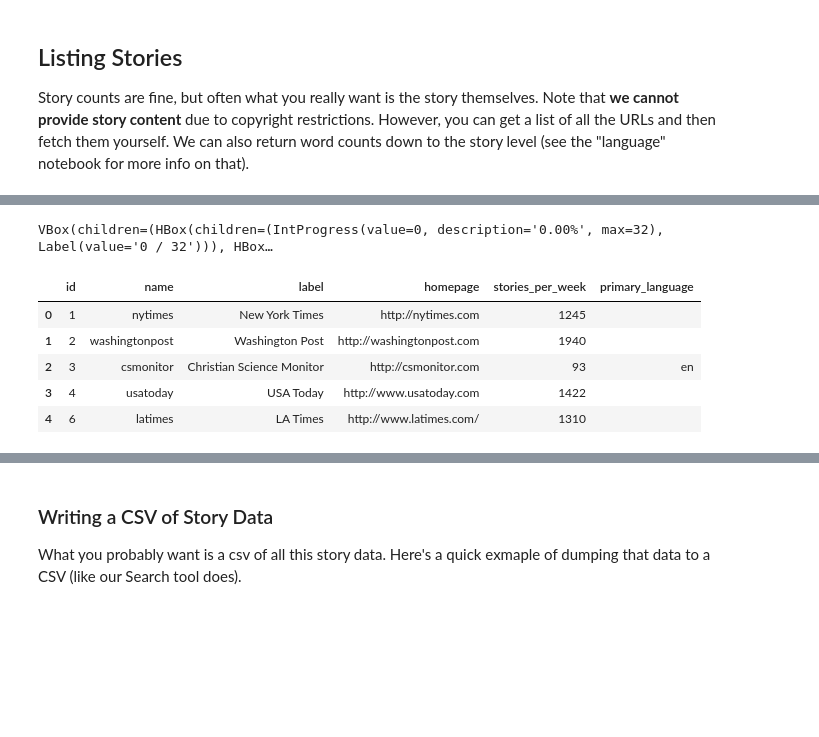
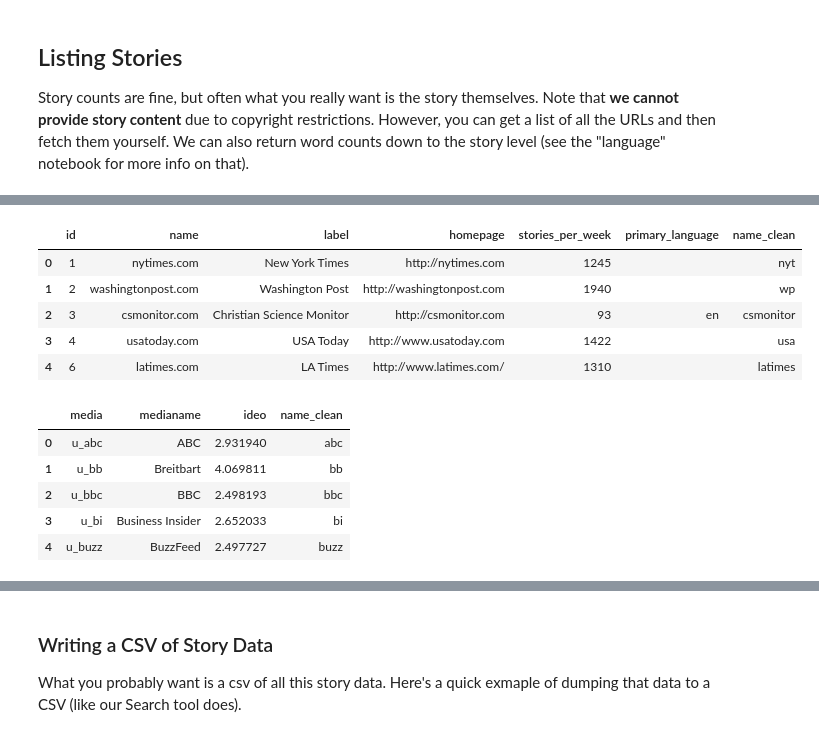
Before and after one commit to reycn/media-cloud-search, a Jupyter notebook: script/0.download.attention.ipynb, the cells around one changed output, grey strips where cells are left out. Saved outputs shown, nothing was run; the diff lists cells and outputs as text; code cells hidden in the pictures; blank space fills up the shorter version.

Commit message:
[data] media ids

```diff
--- a/script/0.download.attention.ipynb
+++ b/script/0.download.attention.ipynb
@@ -112,28 +93,67 @@ qury_media_id("nytimes")
 # %%
 df_media_id = pd.read_csv(
     "/home/rongxin/data/sync/trump-exposure/scripts/media-cloud-search/data/meta/Collection-34412234-United States - National-sources-20240907062857.csv"
 ).drop(
     columns=[
         "url_search_string",
         "notes",
         "platform",
         "first_story",
         "pub_country",
         "media_type",
         "pub_state",
     ]
 )
 df_media_id["primary_language"] = df_media_id["primary_language"].fillna("")
-df_media_id["name"] = df_media_id["name"].parallel_apply(
-    lambda x: x.lower().split(".com")[0]
+df_media_id["name_clean"] = df_media_id["name"].parallel_apply(
+    lambda x: x.lower().split(".")[0]
 )
+
+name_mapping = {
+    "abcnews": "abc",
+    "cbsnews": "cbs",
+    "theguardian": "guardian",
+    "huffingtonpost": "hp",
+    "nypost": "nyp",
+    "nytimes": "nyt",
+    "usatoday": "usa",
+    "washingtonpost": "wp",
+    "breitbart": "bb",
+    "businessinsider": "bi",
+    "dailycaller": "caller",
+    "foxnews": "fox",
+    "nbcnews": "nbc",
+    "politico": "pol",
+}
+df_media_id["name_clean"] = df_media_id["name"].parallel_apply(
+    lambda x: x.lower().split(".")[0]
+)
+df_media_id["name_clean"] = df_media_id["name_clean"].replace(name_mapping)
 df_media_id["stories_per_week"] = df_media_id["stories_per_week"].fillna(-1).astype(int)
+df_media_id.to_csv(
+    "../data/meta/Collection-34412234-United States - National-sources-20240907062857-cleaned.csv",
+    index=False,
+)
 df_media_id.head()
 # %% [output]
-VBox(children=(HBox(children=(IntProgress(value=0, description='0.00%', max=32), Label(value='0 / 32'))), HBox…
-|  | id | name | label | homepage | stories_per_week | primary_language |
-| 0 | 1 | nytimes | New York Times | http://nytimes.com | 1245 |  |
-| 1 | 2 | washingtonpost | Washington Post | http://washingtonpost.com | 1940 |  |
-| 2 | 3 | csmonitor | Christian Science Monitor | http://csmonitor.com | 93 | en |
-| 3 | 4 | usatoday | USA Today | http://www.usatoday.com | 1422 |  |
-| 4 | 6 | latimes | LA Times | http://www.latimes.com/ | 1310 |  |
+|  | id | name | label | homepage | stories_per_week | primary_language | name_clean |
+| 0 | 1 | nytimes.com | New York Times | http://nytimes.com | 1245 |  | nyt |
+| 1 | 2 | washingtonpost.com | Washington Post | http://washingtonpost.com | 1940 |  | wp |
+| 2 | 3 | csmonitor.com | Christian Science Monitor | http://csmonitor.com | 93 | en | csmonitor |
+| 3 | 4 | usatoday.com | USA Today | http://www.usatoday.com | 1422 |  | usa |
+| 4 | 6 | latimes.com | LA Times | http://www.latimes.com/ | 1310 |  | latimes |
+# %%
+df_media_ideo = pd.read_csv(
+    "/home/rongxin/data/sync/trump-exposure/scripts/media-cloud-search/data/ideology/media_ideo.csv"
+)[["media", "medianame", "ideo"]]
+df_media_ideo["name_clean"] = df_media_ideo["media"].parallel_apply(
+    lambda x: x.lower().split("u_")[1]
+)
+df_media_ideo.head()
+# %% [output]
+|  | media | medianame | ideo | name_clean |
+| 0 | u_abc | ABC | 2.931940 | abc |
+| 1 | u_bb | Breitbart | 4.069811 | bb |
+| 2 | u_bbc | BBC | 2.498193 | bbc |
+| 3 | u_bi | Business Insider | 2.652033 | bi |
+| 4 | u_buzz | BuzzFeed | 2.497727 | buzz |
```
Also changed, not shown: parts of 5 cells of this notebook, 4 other files.
